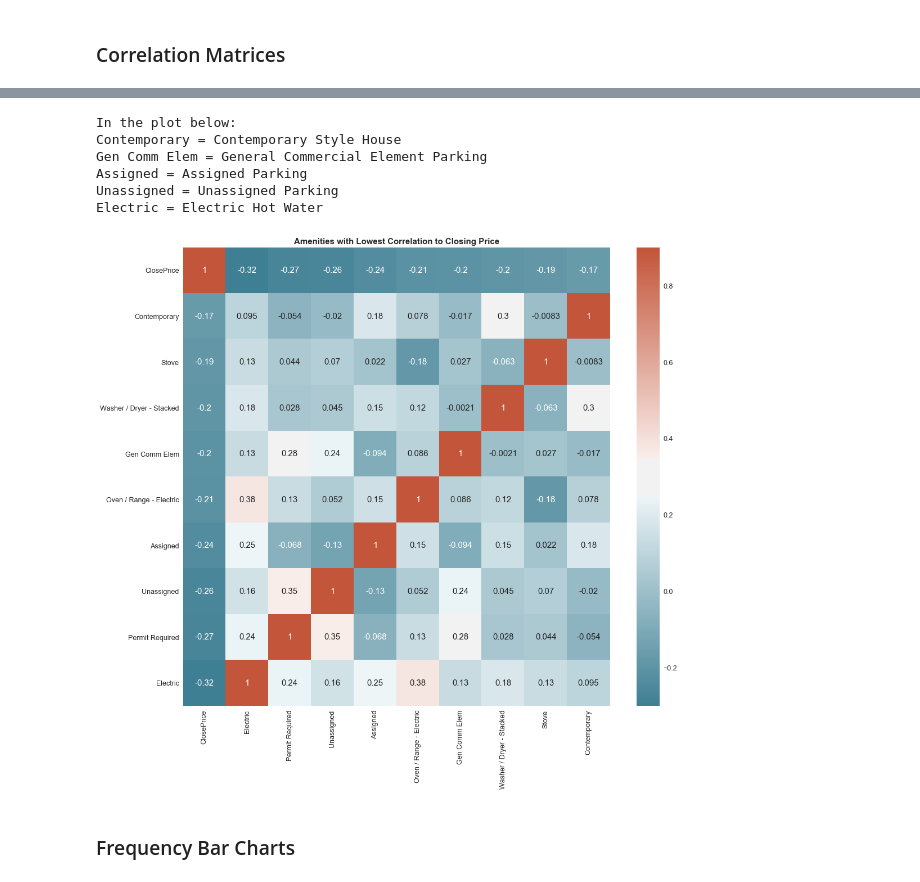
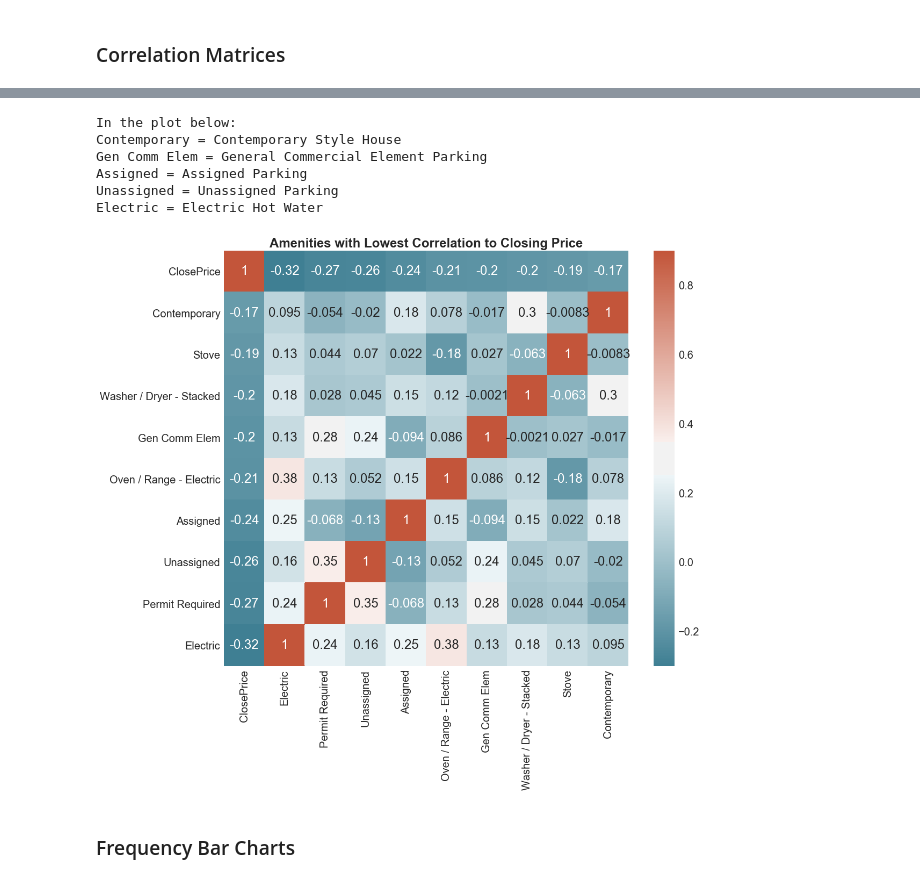
Before and after one commit to AMRiehle/gwu-python-project, a Jupyter notebook: Amenities Correlation.ipynb, the cells around one changed output, grey strips where cells are left out. Saved outputs shown, nothing was run; the diff lists cells and outputs as text; code cells hidden in the pictures.

```diff
--- a/Amenities Correlation.ipynb
+++ b/Amenities Correlation.ipynb
@@ -465,7 +465,7 @@ pos_corr = final_merged_df[pos_corr_list].corr().sort_values('ClosePrice', ascen
 # Format chart (chart size, font size, color map)
 
 fig, ax = plt.subplots(figsize=(11, 8))
-sns.set(font_scale=1.25)
+sns.set(font_scale=1.5)
 cmap = sns.diverging_palette(220, 20, sep=20, as_cmap=True)
 
 # Create heatmap from correlation matrix
@@ -478,6 +478,7 @@ plt.title('Amenities with Highest Correlation to Closing Price', fontweight='bol
 
 # Save plot to PNG
 
+plt.tight_layout()
 plt.savefig('Images/Positive Amenity Correlation Matrix.PNG')
 # %% [output]
 In the plot below:
@@ -518,35 +519,36 @@ print("Assigned = Assigned Parking")
 print("Unassigned = Unassigned Parking")
 print("Electric = Electric Hot Water")
 
 # Sort list of variables for correlation matrix by how they correlate to closing price
 
 neg_corr = final_merged_df[neg_corr_list].corr().sort_values('ClosePrice', ascending=False)
 
 # Format chart (chart size, font size, color map)
 
 fig, ax = plt.subplots(figsize=(17, 15))
-sns.set(font_scale=1.25)
+sns.set(font_scale=2)
 cmap = sns.diverging_palette(220, 20, sep=20, as_cmap=True)
 
 # Create heatmap from correlation matrix
 
 sns.heatmap(neg_corr, cmap=cmap, vmin=-0.3, vmax=0.9, annot=True)
 
 # Add title to plot
 
 plt.title('Amenities with Lowest Correlation to Closing Price', fontweight='bold')
 
 # Save plot to PNG
 
+plt.tight_layout()
 plt.savefig('Images/Negative Amenity Correlation Matrix.PNG')
 # %% [output]
 In the plot below:
 Contemporary = Contemporary Style House
 Gen Comm Elem = General Commercial Element Parking
 Assigned = Assigned Parking
 Unassigned = Unassigned Parking
 Electric = Electric Hot Water
-[figure, old version]
+[figure, new version]
 # %% [markdown]
 ### Frequency Bar Charts
 # %%
```
Also changed, not shown: parts of 6 cells of this notebook, 7 other files.
